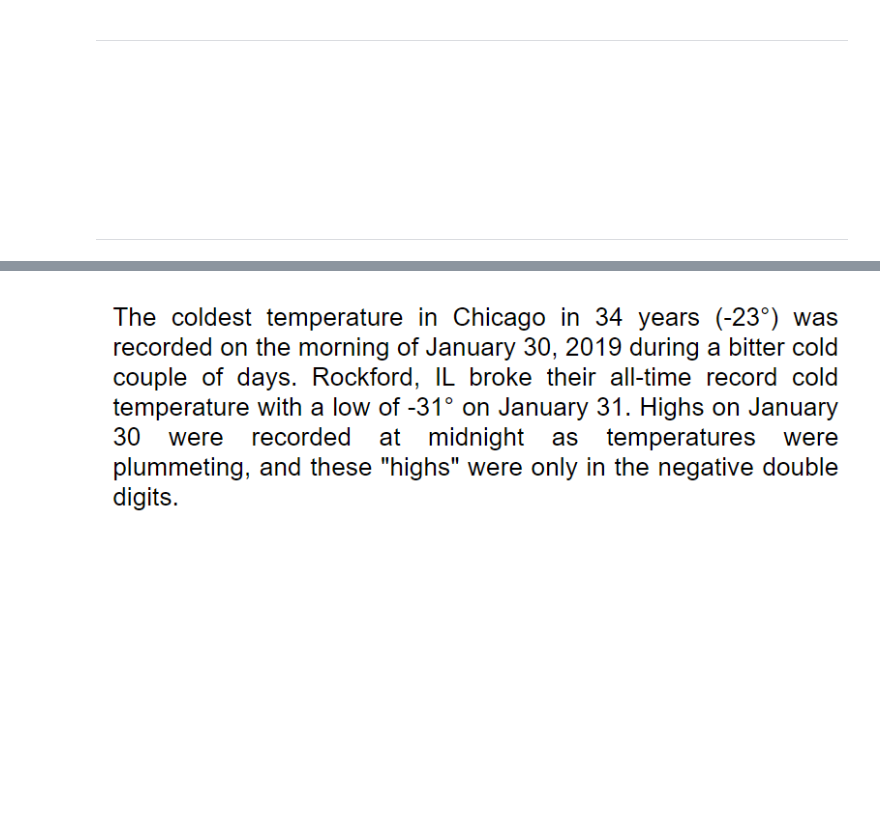
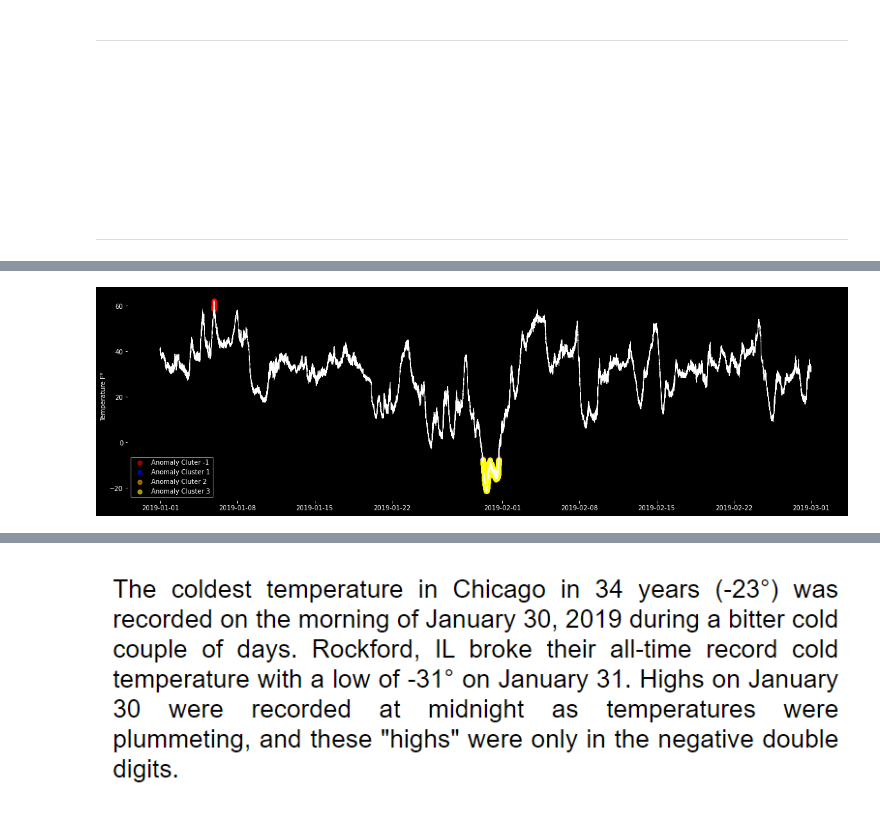
Before and after one commit to tombresee/SensorAnalysis, a Jupyter notebook: ENTER/code/012_DBSCAN_final_b.ipynb, the cells around one changed output, grey strips where cells are left out. Cells and saved outputs as stored; diff of their text form; code cells hidden in the pictures; blank space fills up the shorter version.

```diff
--- a/ENTER/code/012_DBSCAN_final_b.ipynb
+++ b/ENTER/code/012_DBSCAN_final_b.ipynb
@@ -599,0 +696,33 @@ print(tsys["cluster"].value_counts(), '\n')
+# %%
+
+# db = DBSCAN(eps=0.01, min_samples=25, metric='euclidean', n_jobs=-1).fit(X)
+
+plt.style.use('dark_background')
+plt.figure(figsize=(20, 6))
+
+plt.plot(tsys.index, tsys.value_hrf, 'white', markersize=1, linewidth=.9)
+
+a = tsys.loc[tsys['cluster'] == -1].index
+b= tsys[(tsys['cluster'] == -1)]['value_hrf']
+plt.scatter(a, b, color='red', label = 'Anomaly Cluter -1', s=50, alpha=0.6)
+
+c = tsys.loc[tsys['cluster'] == 1].index
+d= tsys[(tsys['cluster'] == 1)]['value_hrf']
+plt.scatter(c, d, color='blue', label = 'Anomaly Cluster 1', s=50, alpha=0.6)
+
+e = tsys.loc[tsys['cluster'] == 2].index
+f= tsys[(tsys['cluster'] == 2)]['value_hrf']
+plt.scatter(e, f, color='orange', label = 'Anomaly Cluter 2', s=50, alpha=0.6)
+
+g = tsys.loc[tsys['cluster'] == 3].index
+h= tsys[(tsys['cluster'] == 3)]['value_hrf']
+plt.scatter(g, h, color='yellow', label = 'Anomaly Cluster 3', s=50, alpha=0.6)
+
+# plt.xlabel('Arrival Date')
+plt.ylabel('Temperature F°')
+plt.legend()
+plt.box(False)
+
+plt.show();
+# %% [output]
+[figure, added]
```
Also changed, not shown: parts of 44 cells of this notebook, 1 other file.
